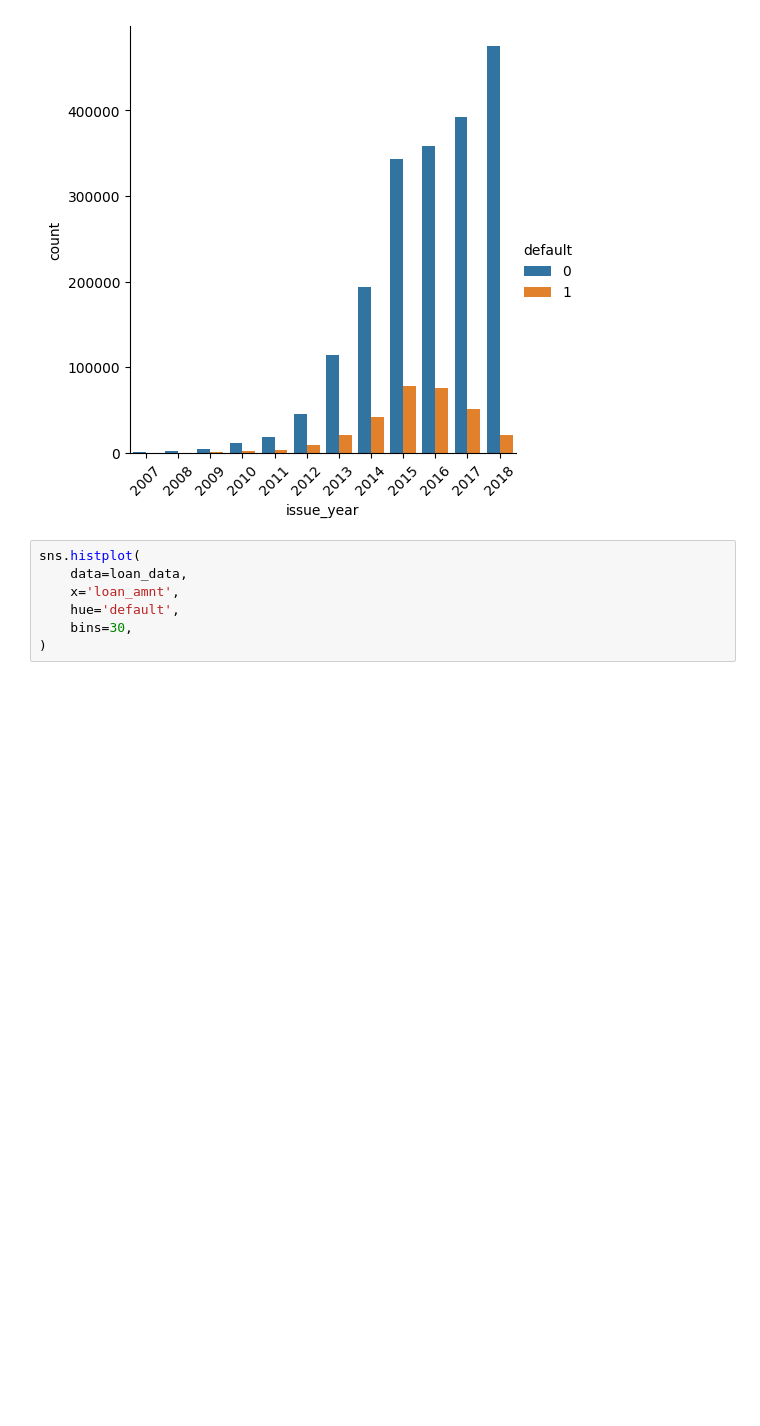
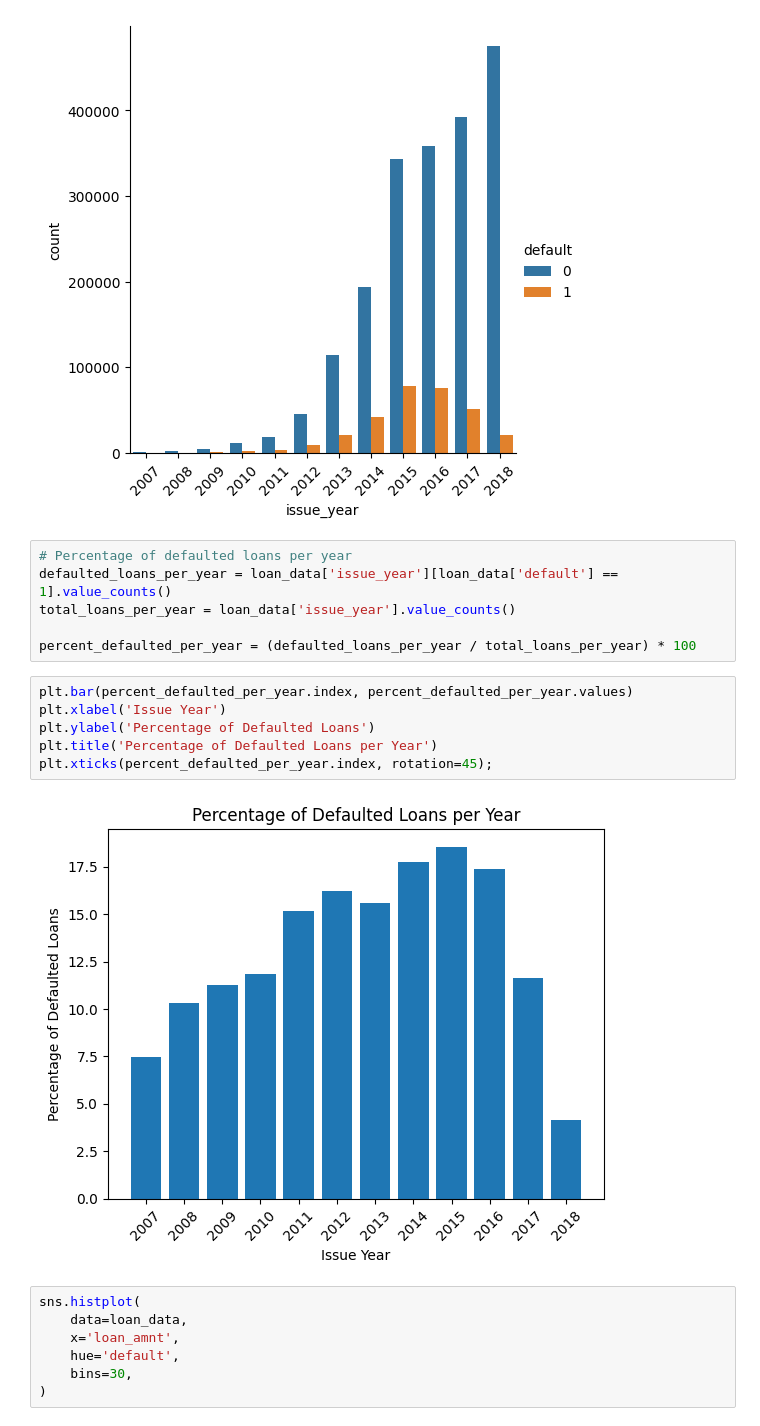
Before and after one commit to AlbertBS2/Borrower-Risk-Profiling, a Jupyter notebook: data-preprocessing.ipynb, the cells around one changed output. Saved outputs shown, nothing was run; the diff lists cells and outputs as text; blank space fills up the shorter version.

Commit message:
Add percentage of defaulted loans per year

```diff
--- a/data-preprocessing.ipynb
+++ b/data-preprocessing.ipynb
@@ -116,6 +117,20 @@ fig.set_xticklabels(rotation=45)  # Rotate labels 45 degrees
 # %% [output]
 <seaborn.axisgrid.FacetGrid at 0x...>
 [figure]
+# %%
+# Percentage of defaulted loans per year
+defaulted_loans_per_year = loan_data['issue_year'][loan_data['default'] == 1].value_counts()
+total_loans_per_year = loan_data['issue_year'].value_counts()
+
+percent_defaulted_per_year = (defaulted_loans_per_year / total_loans_per_year) * 100
+# %%
+plt.bar(percent_defaulted_per_year.index, percent_defaulted_per_year.values)
+plt.xlabel('Issue Year')
+plt.ylabel('Percentage of Defaulted Loans')
+plt.title('Percentage of Defaulted Loans per Year')
+plt.xticks(percent_defaulted_per_year.index, rotation=45);
+# %% [output]
+[figure, added]
 # %%
 sns.histplot(
     data=loan_data,
```
Also changed, not shown: parts of 1 cell of this notebook.
